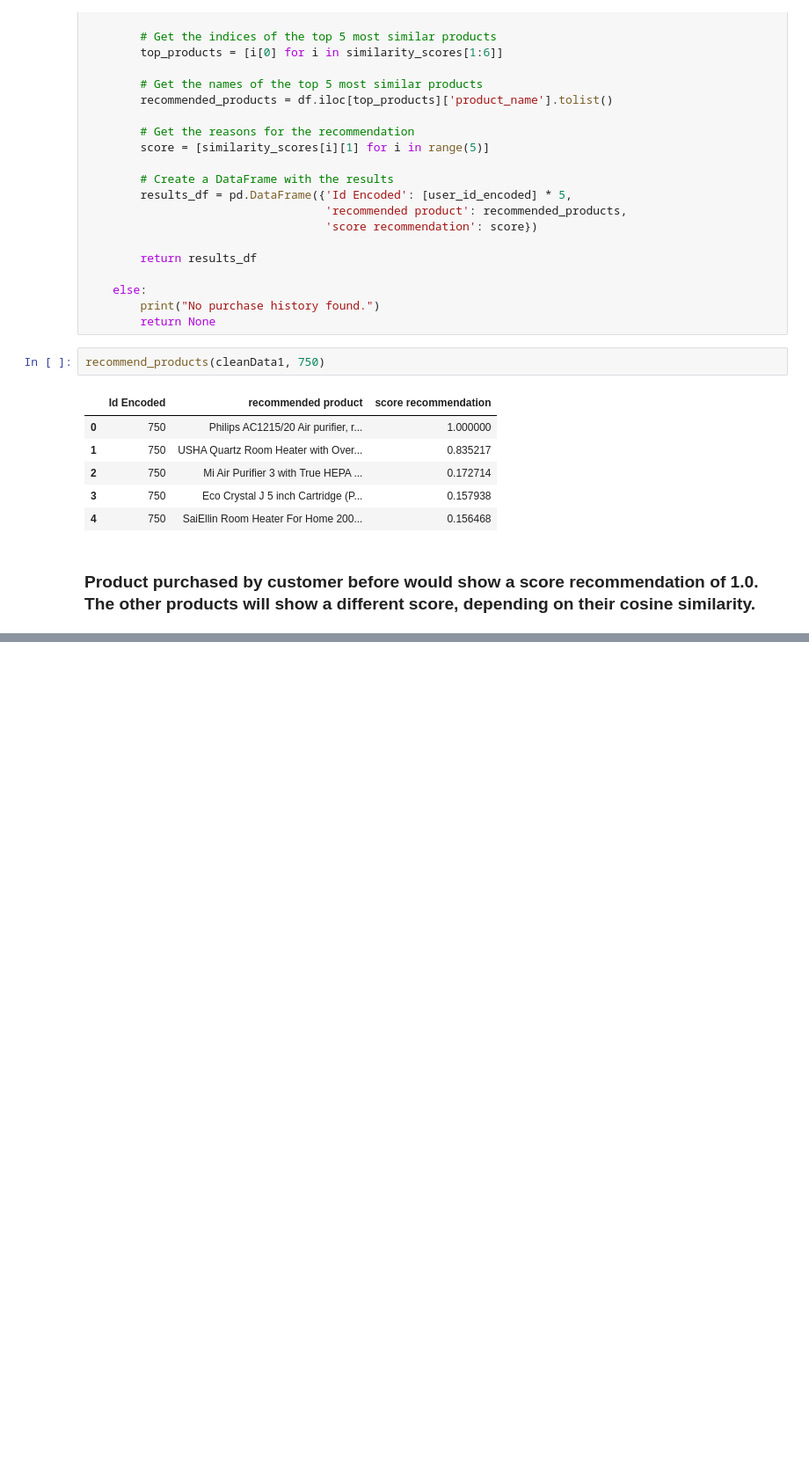
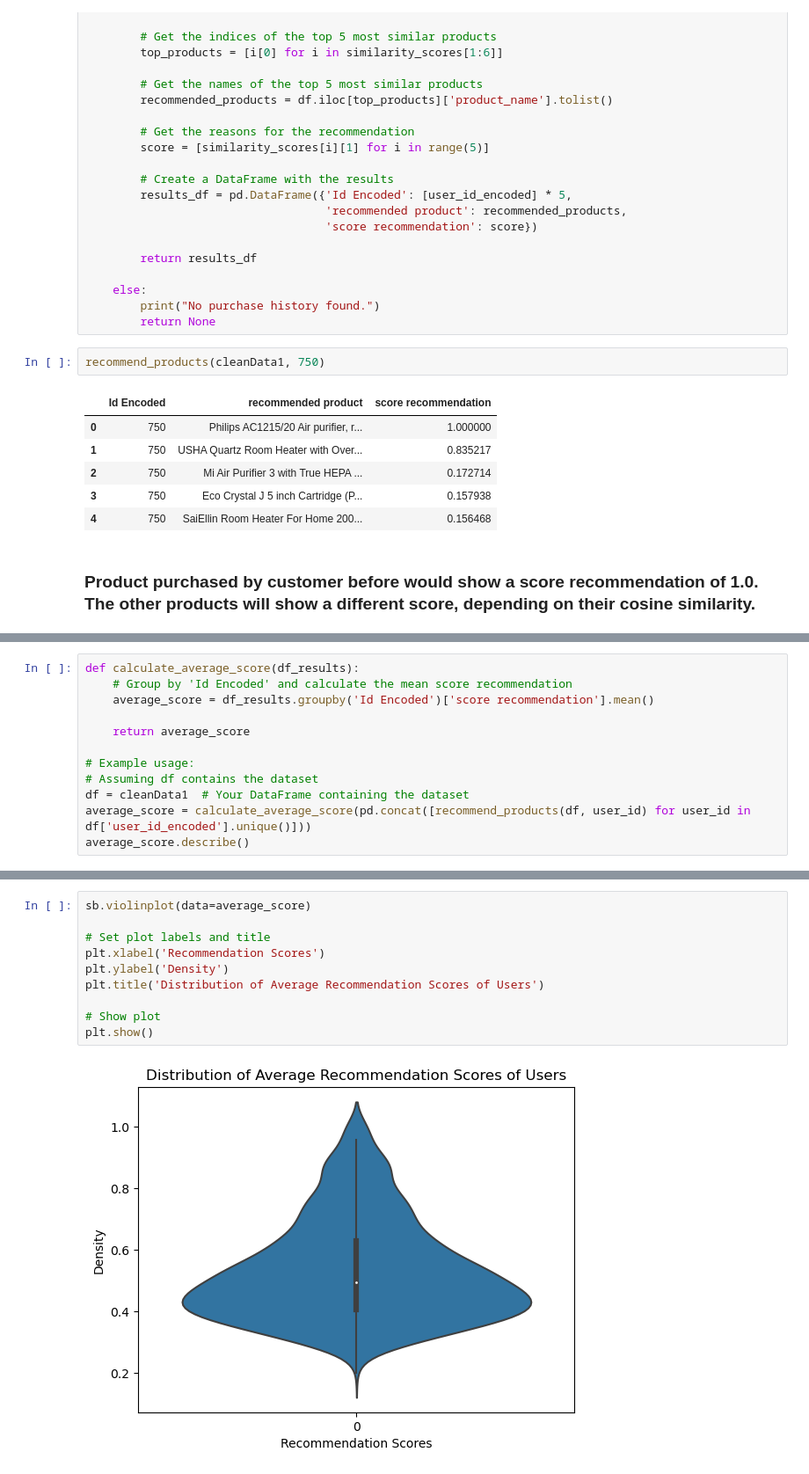
Before and after one commit to dinglinlee/SC1015-Project, a Jupyter notebook: dsaiReccSystem.ipynb, the cells around one changed output, grey strips where cells are left out. Shown at 88% size. Cells and saved outputs as stored; diff of their text form; blank space fills up the shorter version.

```diff
--- a/dsaiReccSystem.ipynb
+++ b/dsaiReccSystem.ipynb
@@ -602,0 +605,12 @@ recommend_products(cleanData1, 750)
+# %%
+def calculate_average_score(df_results):
+    # Group by 'Id Encoded' and calculate the mean score recommendation
+    average_score = df_results.groupby('Id Encoded')['score recommendation'].mean()
+
+    return average_score
+
+# Example usage:
+# Assuming df contains the dataset
+df = cleanData1  # Your DataFrame containing the dataset
+average_score = calculate_average_score(pd.concat([recommend_products(df, user_id) for user_id in df['user_id_encoded'].unique()]))
+average_score.describe()
@@ -602,0 +627,12 @@ recommend_products(cleanData1, 750)
+# %%
+sb.violinplot(data=average_score)
+
+# Set plot labels and title
+plt.xlabel('Recommendation Scores')
+plt.ylabel('Density')
+plt.title('Distribution of Average Recommendation Scores of Users')
+
+# Show plot
+plt.show()
+# %% [output]
+[figure, added]
```
Also changed, not shown: parts of 4 cells of this notebook.
